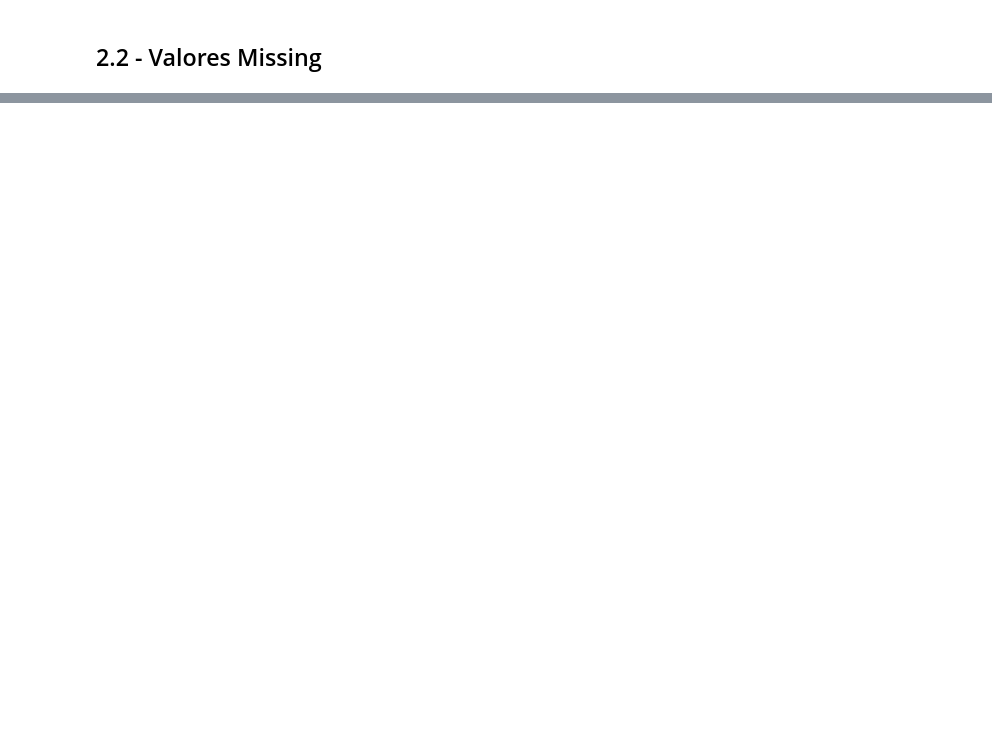
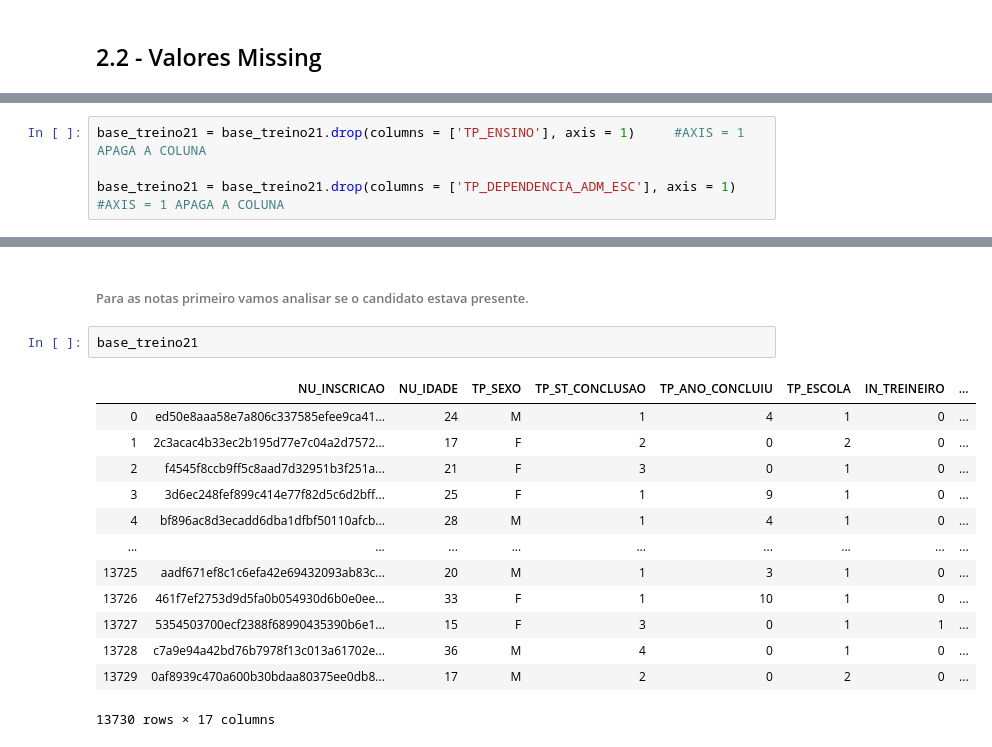
Before and after one commit to MarcusGodoi/DataScience-Codenation, a Jupyter notebook: 00 Desafio Enem/Desafio ENEM 2016.ipynb, the cells around one changed output, grey strips where cells are left out. Drawn from its saved outputs; the diff is of its cells as text; blank space fills up the shorter version.

```diff
--- a/00 Desafio Enem/Desafio ENEM 2016.ipynb
+++ b/00 Desafio Enem/Desafio ENEM 2016.ipynb
@@ -249,0 +433,4 @@ Levantar hipóteses sobre as variáveis.
+# %%
+base_treino21 = base_treino21.drop(columns = ['TP_ENSINO'], axis = 1)     #AXIS = 1 APAGA A COLUNA
+
+base_treino21 = base_treino21.drop(columns = ['TP_DEPENDENCIA_ADM_ESC'], axis = 1)     #AXIS = 1 APAGA A COLUNA
@@ -249,0 +464,18 @@ Levantar hipóteses sobre as variáveis.
+# %% [markdown]
+###### Para as notas primeiro vamos analisar se o candidato estava presente.
+# %%
+base_treino21
+# %% [output]
+|  | NU_INSCRICAO | NU_IDADE | TP_SEXO | TP_ST_CONCLUSAO | TP_ANO_CONCLUIU | TP_ESCOLA | IN_TREINEIRO | ... |
+| 0 | ed50e8aaa58e7a806c337585efee9ca41... | 24 | M | 1 | 4 | 1 | 0 | ... |
+| 1 | 2c3acac4b33ec2b195d77e7c04a2d7572... | 17 | F | 2 | 0 | 2 | 0 | ... |
+| 2 | f4545f8ccb9ff5c8aad7d32951b3f251a... | 21 | F | 3 | 0 | 1 | 0 | ... |
+| 3 | 3d6ec248fef899c414e77f82d5c6d2bff... | 25 | F | 1 | 9 | 1 | 0 | ... |
+| 4 | bf896ac8d3ecadd6dba1dfbf50110afcb... | 28 | M | 1 | 4 | 1 | 0 | ... |
+| ... | ... | ... | ... | ... | ... | ... | ... | ... |
+| 13725 | aadf671ef8c1c6efa42e69432093ab83c... | 20 | M | 1 | 3 | 1 | 0 | ... |
+| 13726 | 461f7ef2753d9d5fa0b054930d6b0e0ee... | 33 | F | 1 | 10 | 1 | 0 | ... |
+| 13727 | 5354503700ecf2388f68990435390b6e1... | 15 | F | 3 | 0 | 1 | 1 | ... |
+| 13728 | c7a9e94a42bd76b7978f13c013a61702e... | 36 | M | 4 | 0 | 1 | 0 | ... |
+| 13729 | 0af8939c470a600b30bdaa80375ee0db8... | 17 | M | 2 | 0 | 2 | 0 | ... |
+13730 rows × 17 columns
```
Also changed, not shown: parts of 231 cells of this notebook, 7 other files.
